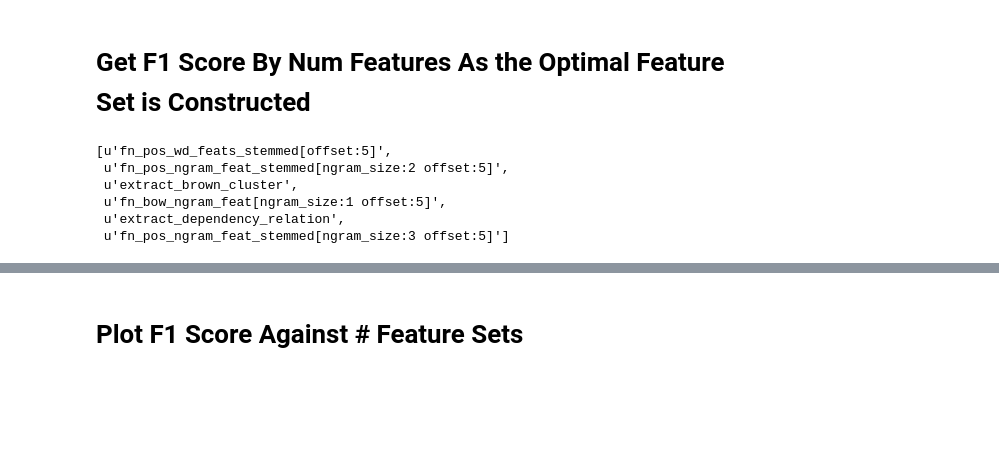
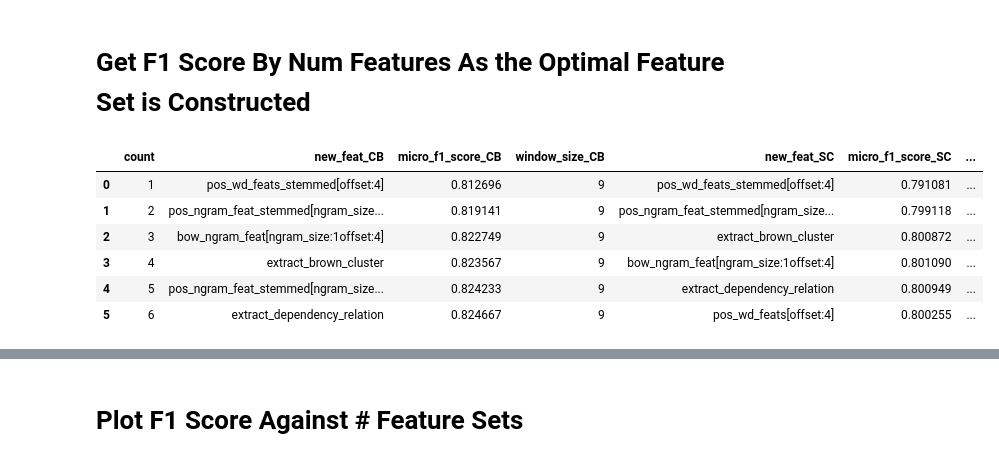
Before and after one commit to simonhughes22/PythonNlpResearch, a Jupyter notebook: notebooks/Mongo Queries/Query Feature Selection Results.ipynb, the cells around one changed output, grey strips where cells are left out. Cells and saved outputs as stored; diff of their text form; code cells hidden in the pictures; blank space fills up the shorter version.

```diff
--- a/notebooks/Mongo Queries/Query Feature Selection Results.ipynb
+++ b/notebooks/Mongo Queries/Query Feature Selection Results.ipynb
@@ -293,43 +293,43 @@ pd.merge(get_by_featureset_size(cb_vd_df), get_by_featureset_size(sc_vd_df), on=
 ### <span style="color:red">NOTE: Optimal SC performance Tails off After 4 features</span>
 # %% [markdown]
 # Get F1 Score By Num Features As the Optimal Feature Set is Constructed
-# %%
-df = sc_vd_df
-max_feats = df["count"].values.max()
-df[df["count"] == max_feats].sort_values("micro_f1_score", ascending=False).head(1)["feats"].iloc[0]
-# %% [output]
-[u'fn_pos_wd_feats_stemmed[offset:5]',
- u'fn_pos_ngram_feat_stemmed[ngram_size:2 offset:5]',
- u'extract_brown_cluster',
- u'fn_bow_ngram_feat[ngram_size:1 offset:5]',
- u'extract_dependency_relation',
- u'fn_pos_ngram_feat_stemmed[ngram_size:3 offset:5]']
 # %%
-cols_filter = "count,new_feat,micro_f1_score,micro_recall,micro_precision".split(",")
+#cols_filter = "count,new_feat,micro_f1_score,micro_recall,micro_precision,window_size".split(",")
+cols_filter = "count,new_feat,micro_f1_score,window_size".split(",")
 
 def get_f1_by_feat_count(df):
     #max_feats = df["count"].values.max()
 
-    top_feats = df.sort_values("micro_f1_score", ascending=False).iloc[0]["feats"]
+    top_feats = df[df["window_size"] == 9]
+    top_feats = top_feats[top_feats["count"] == 6]
+    top_feats = top_feats.sort_values("micro_f1_score", ascending=False).iloc[0]["feats"]
 
     rows = []
     for i in range(0,len(top_feats)):
         new_feat = top_feats[i]
         upto = top_feats[:i+1]
         hs = hash_feats(upto)
         new_row = df[df["hs_feats"] == hs].iloc[0]
         new_row["new_feat"] = feat_name(new_feat)
         copy = {}
         for k in new_row.keys():
             copy[str(k).strip()] = new_row[k]
         rows.append(copy)
 
     df_f1_by_feat_count = pd.DataFrame(rows)
     return df_f1_by_feat_count[cols_filter]
 
 df_f1_score_by_feat_size= pd.merge(get_f1_by_feat_count(cb_vd_df), get_f1_by_feat_count(sc_vd_df), on="count", how="outer", suffixes=("_CB", "_SC"))
-#df_f1_score_by_feat_size
+df_f1_score_by_feat_size
 # Note that the optimal feature set for SC is only of size 4
+# %% [output]
+|  | count | new_feat_CB | micro_f1_score_CB | window_size_CB | new_feat_SC | micro_f1_score_SC | ... |
+| 0 | 1 | pos_wd_feats_stemmed[offset:4] | 0.812696 | 9 | pos_wd_feats_stemmed[offset:4] | 0.791081 | ... |
+| 1 | 2 | pos_ngram_feat_stemmed[ngram_size... | 0.819141 | 9 | pos_ngram_feat_stemmed[ngram_size... | 0.799118 | ... |
+| 2 | 3 | bow_ngram_feat[ngram_size:1offset:4] | 0.822749 | 9 | extract_brown_cluster | 0.800872 | ... |
+| 3 | 4 | extract_brown_cluster | 0.823567 | 9 | bow_ngram_feat[ngram_size:1offset:4] | 0.801090 | ... |
+| 4 | 5 | pos_ngram_feat_stemmed[ngram_size... | 0.824233 | 9 | extract_dependency_relation | 0.800949 | ... |
+| 5 | 6 | extract_dependency_relation | 0.824667 | 9 | pos_wd_feats[offset:4] | 0.800255 | ... |
 # %%
 # Round to 4 d.p. for printing
 df = df_f1_score_by_feat_size["count,new_feat_CB,micro_f1_score_CB,new_feat_SC,micro_f1_score_SC".split(",")].copy()
```
Also changed, not shown: parts of 1 cell of this notebook.
